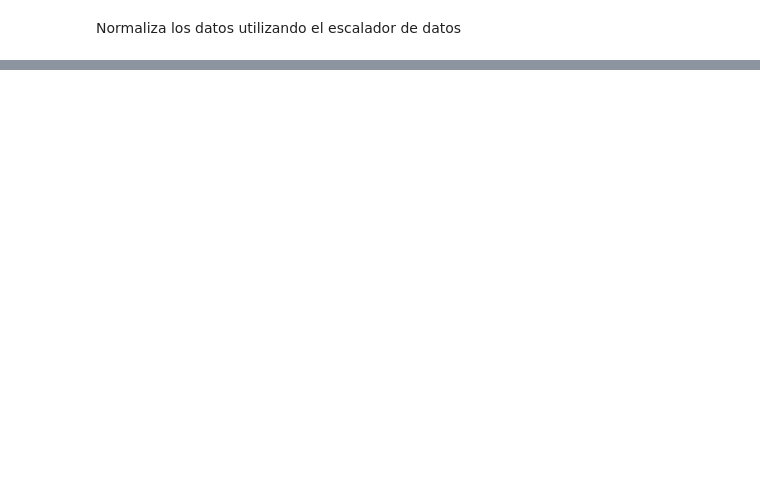
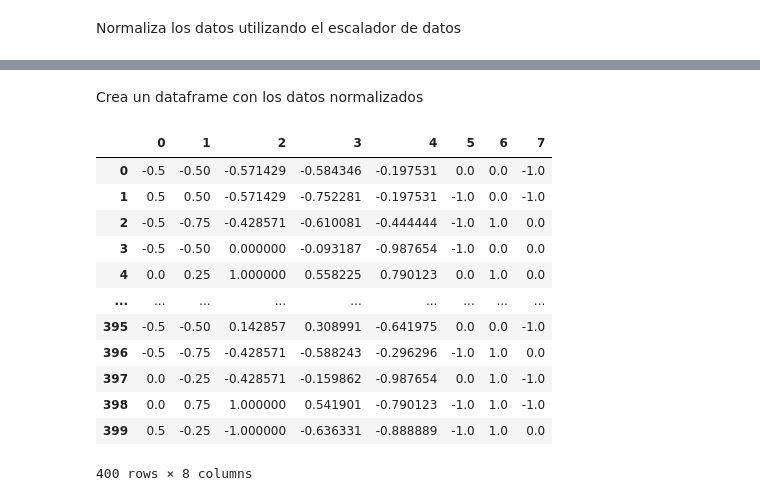
Before and after one commit to fgbyte/dsc_basics, a Jupyter notebook: notebooks/real_project.ipynb, the cells around one changed output, grey strips where cells are left out. Drawn from its saved outputs; the diff is of its cells as text; code cells hidden in the pictures; blank space fills up the shorter version.

```diff
--- a/notebooks/real_project.ipynb
+++ b/notebooks/real_project.ipynb
@@ -230,0 +236,4 @@ from sklearn.preprocessing import MinMaxScaler, StandardScaler, RobustScaler
+# %%
+# generar el objeto que se va a dedicar a normalizar los datos, no esta ajustado (Not fitted)
+dataScaler = RobustScaler()
+dataScaler
@@ -230,0 +242,4 @@ from sklearn.preprocessing import MinMaxScaler, StandardScaler, RobustScaler
+# %%
+# ajustar (fit) dataScaler a los datos de data_trans
+scaler = dataScaler.fit(data_trans)
+scaler  # objeto ajustado (fitted) listo para normalizar
@@ -230,0 +248,3 @@ from sklearn.preprocessing import MinMaxScaler, StandardScaler, RobustScaler
+# %%
+dataScaled = scaler.transform(data_trans)
+dataScaled  # arreglo de numpy normalizado
@@ -230,0 +265,19 @@ from sklearn.preprocessing import MinMaxScaler, StandardScaler, RobustScaler
+# %% [markdown]
+Crea un dataframe con los datos normalizados
+# %%
+data_f = pd.DataFrame(dataScaled)
+data_f
+# %% [output]
+|  | 0 | 1 | 2 | 3 | 4 | 5 | 6 | 7 |
+| 0 | -0.5 | -0.50 | -0.571429 | -0.584346 | -0.197531 | 0.0 | 0.0 | -1.0 |
+| 1 | 0.5 | 0.50 | -0.571429 | -0.752281 | -0.197531 | -1.0 | 0.0 | -1.0 |
+| 2 | -0.5 | -0.75 | -0.428571 | -0.610081 | -0.444444 | -1.0 | 1.0 | 0.0 |
+| 3 | -0.5 | -0.50 | 0.000000 | -0.093187 | -0.987654 | -1.0 | 0.0 | 0.0 |
+| 4 | 0.0 | 0.25 | 1.000000 | 0.558225 | 0.790123 | 0.0 | 1.0 | 0.0 |
+| ... | ... | ... | ... | ... | ... | ... | ... | ... |
+| 395 | -0.5 | -0.50 | 0.142857 | 0.308991 | -0.641975 | 0.0 | 0.0 | -1.0 |
+| 396 | -0.5 | -0.75 | -0.428571 | -0.588243 | -0.296296 | -1.0 | 1.0 | 0.0 |
+| 397 | 0.0 | -0.25 | -0.428571 | -0.159862 | -0.987654 | 0.0 | 1.0 | -1.0 |
+| 398 | 0.0 | 0.75 | 1.000000 | 0.541901 | -0.790123 | -1.0 | 1.0 | -1.0 |
+| 399 | 0.5 | -0.25 | -1.000000 | -0.636331 | -0.888889 | -1.0 | 1.0 | 0.0 |
+400 rows × 8 columns
```
Also changed, not shown: parts of 51 cells of this notebook.
